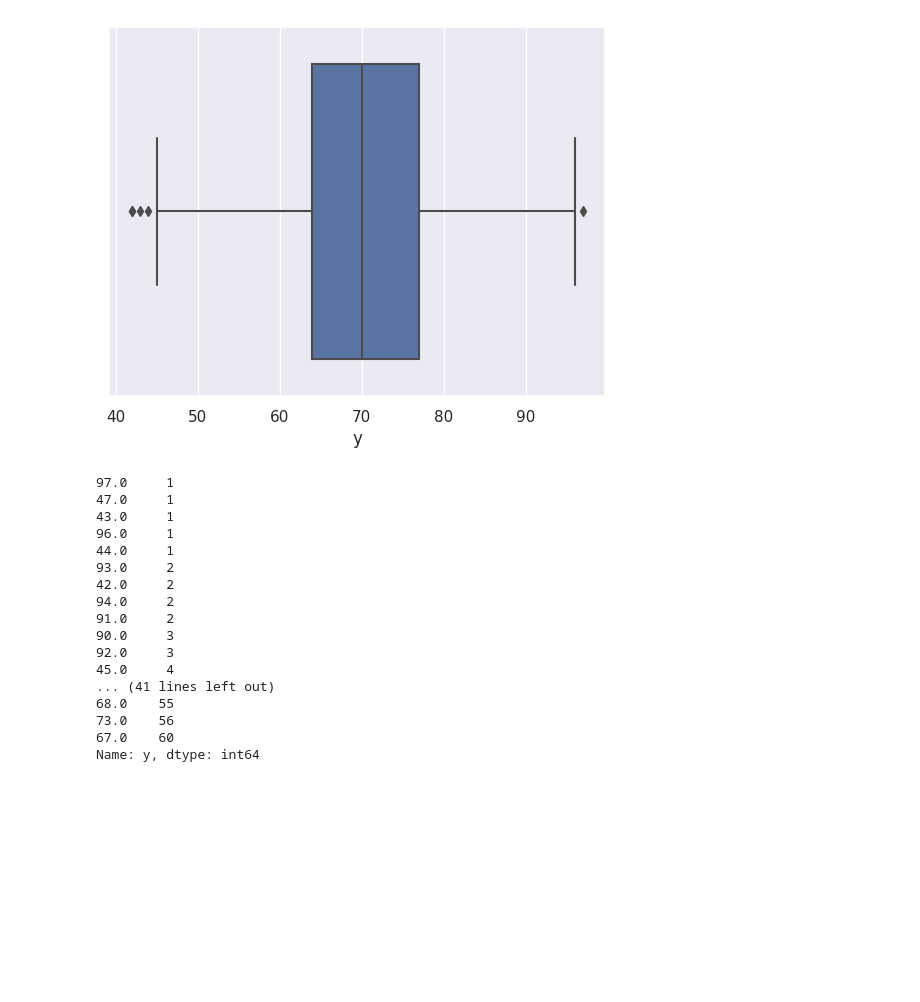
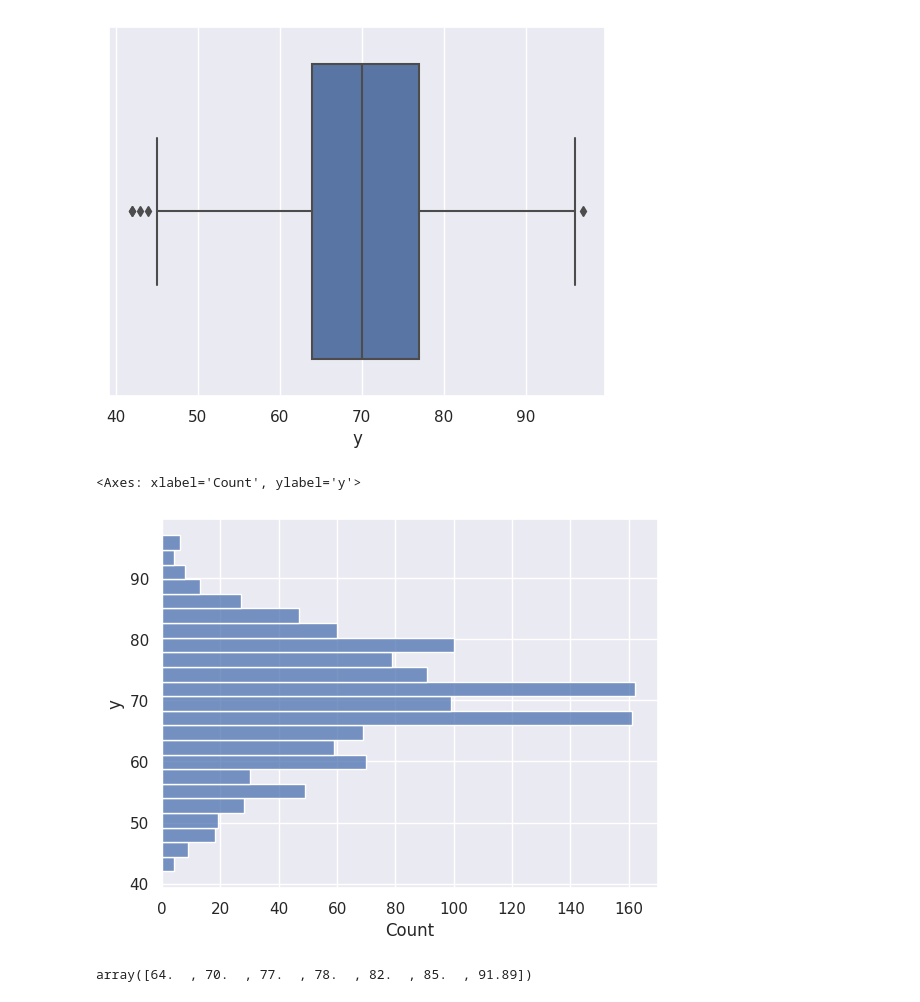
Before and after one commit to bjnvera/predicting_age, a Jupyter notebook: notebooks/eda.ipynb, the cells around one changed output. Drawn from its saved outputs; the diff is of its cells as text; code cells hidden in the pictures; blank space fills up the shorter version.

```diff
--- a/notebooks/eda.ipynb
+++ b/notebooks/eda.ipynb
@@ -43,25 +43,14 @@ sns.boxplot(df_y_train['y'])
 <Axes: xlabel='y'>
 [figure]
 # %%
-df_y_train['y'].value_counts().sort_values()
+sns.histplot(data=df_y_train, y='y')
 # %% [output]
-97.0     1
-47.0     1
-43.0     1
-96.0     1
-44.0     1
-93.0     2
-42.0     2
-94.0     2
-91.0     2
-90.0     3
-92.0     3
-45.0     4
-... (41 lines left out)
-68.0    55
-73.0    56
-67.0    60
-Name: y, dtype: int64
+<Axes: xlabel='Count', ylabel='y'>
+[figure, added]
+# %%
+np.quantile(df_y_train['y'], [0.25, 0.5, 0.75, 0.8, 0.9, 0.95, 0.99])
+# %% [output]
+array([64.  , 70.  , 77.  , 78.  , 82.  , 85.  , 91.89])
 # %%
 df_x_train['y'] = df_y_train['y']
 # %%
```
Also changed, not shown: parts of 4 cells of this notebook, 2 other files.
